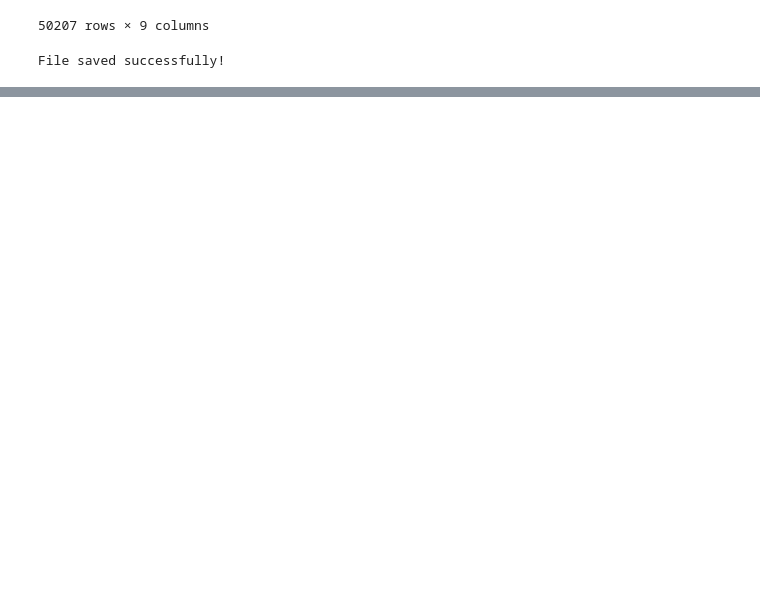
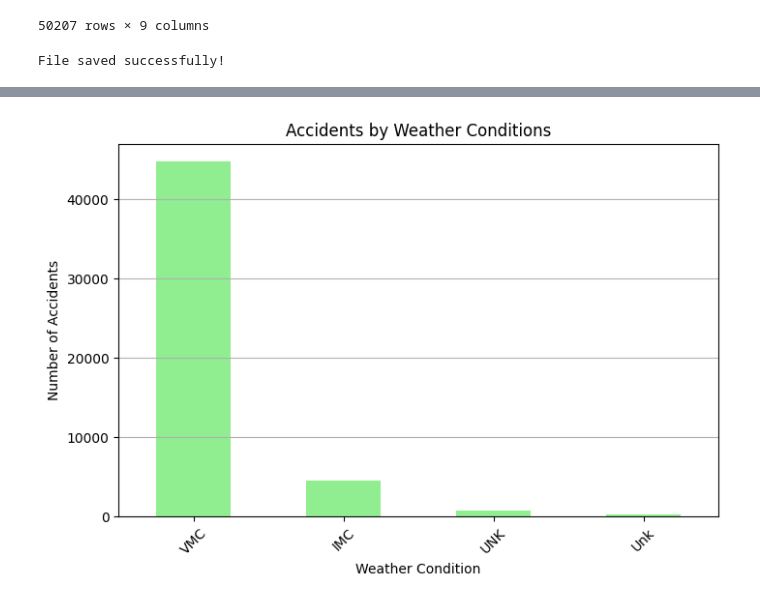
Before and after one commit to KabiraKabira7/aviation-risk-analysis, a Jupyter notebook: aviation_analysis.ipynb, the cells around one changed output, grey strips where cells are left out. Cells and saved outputs as stored; diff of their text form; code cells hidden in the pictures; blank space fills up the shorter version.

```diff
--- a/aviation_analysis.ipynb
+++ b/aviation_analysis.ipynb
@@ -480,0 +509,14 @@ File saved successfully!
+# %%
+# Number of accidents under different weather conditions
+weather_accidents = df['Weather.Condition'].value_counts()
+
+plt.figure(figsize=(8,5))
+weather_accidents.plot(kind='bar', color='lightgreen')
+plt.title('Accidents by Weather Conditions')
+plt.ylabel('Number of Accidents')
+plt.xlabel('Weather Condition')
+plt.xticks(rotation=45)
+plt.grid(axis='y')
+plt.show()
+# %% [output]
+[figure, added]
```
Also changed, not shown: parts of 4 cells of this notebook.
